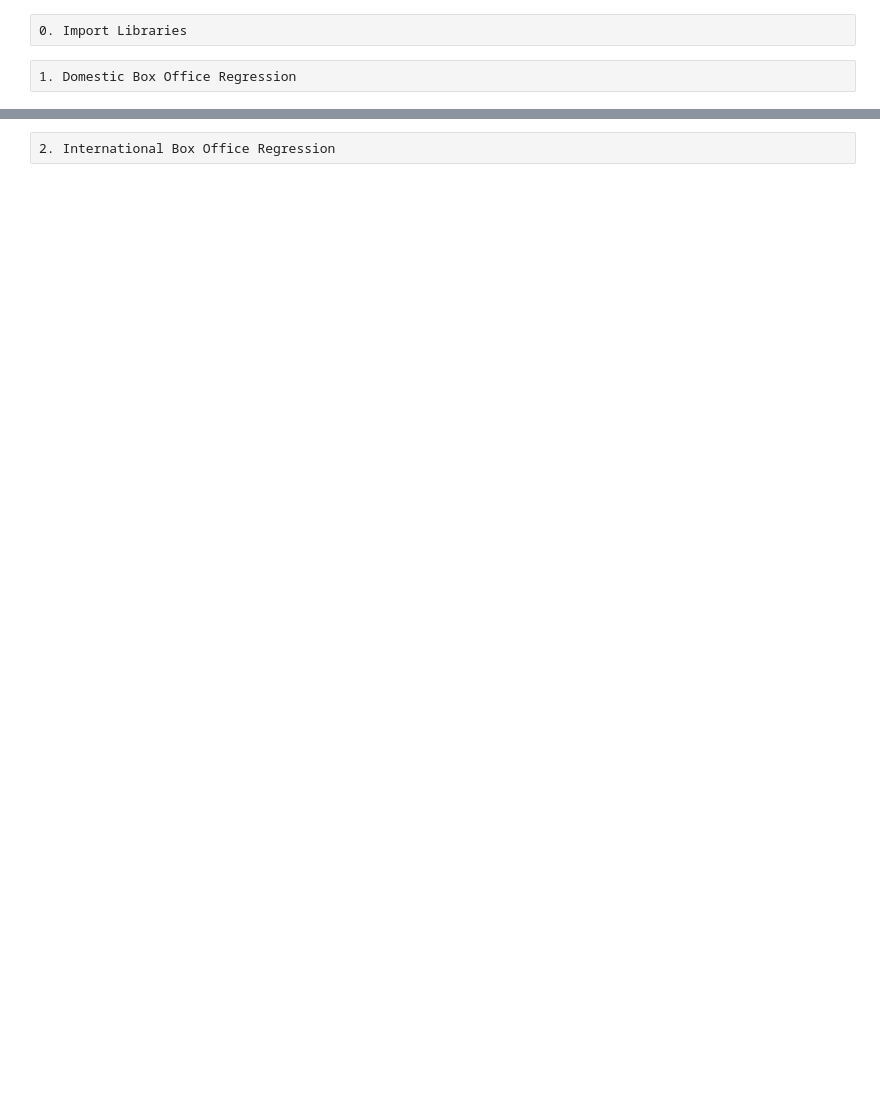
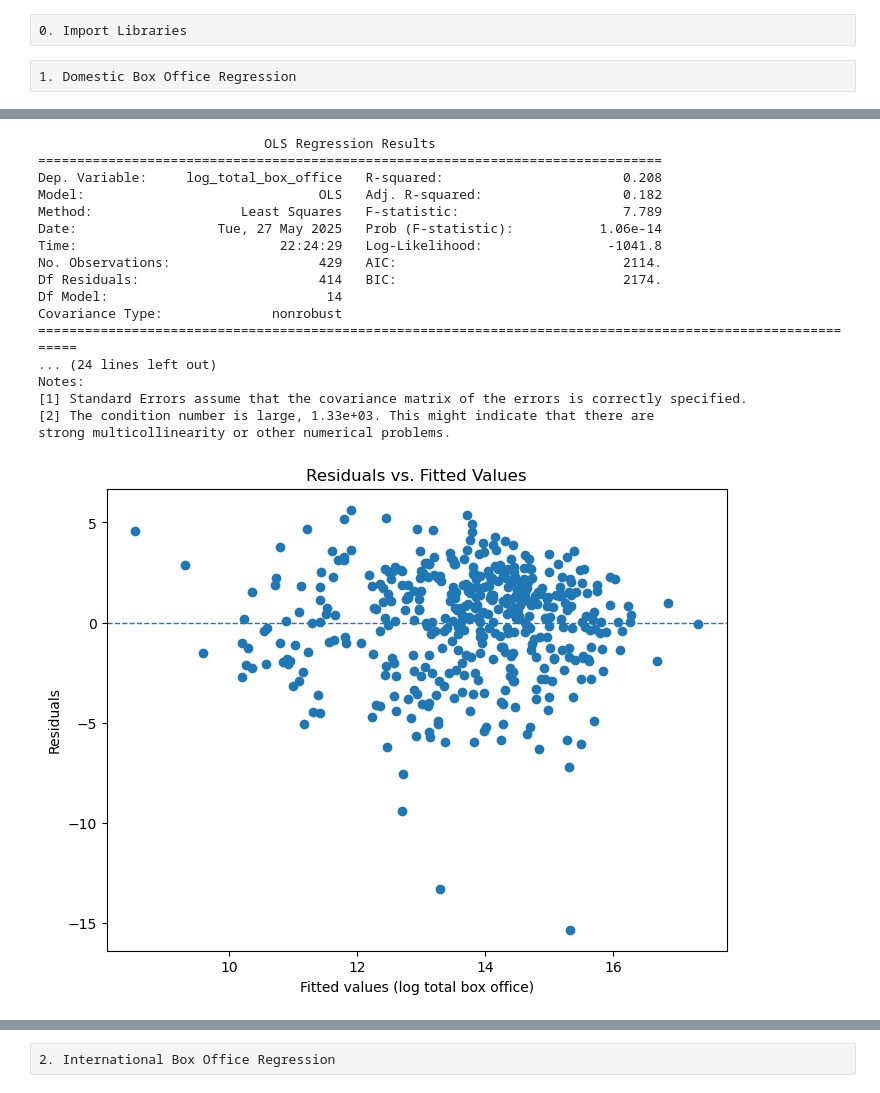
Before and after one commit to Ocean1029/Statistics_Final_Project, a Jupyter notebook: regression_simple.ipynb, the cells around one changed output, grey strips where cells are left out. Cells and saved outputs as stored; diff of their text form; code cells hidden in the pictures; blank space fills up the shorter version.

Commit message:
Regression 模型

```diff
--- a/regression_simple.ipynb
+++ b/regression_simple.ipynb
@@ -62,0 +42,63 @@ strong multicollinearity problems or that the design matrix is singular.
+# %%
+
+
+
+df['log_domestic_box_office'] = np.log1p(df['domestic_box_office'])
+df['log_budget'] = np.log1p(df['production_budget'])
+df['total_box_office'] = df['domestic_box_office'] + df['international_box_office']
+df['log_total_box_office'] = np.log1p(df['total_box_office'])
+df['profit'] = df['domestic_box_office'] - df['production_budget']
+df['log_profit'] = np.log1p(df['profit'])
+df['log10_budget'] = np.log10(df['production_budget'] + 1)
+
+df['log2_budget']  = np.log2(df['production_budget'] + 1)
+df['log2_total_box_office']  = np.log2(df['total_box_office'] + 1)
+df['log2_total_box_office']  = np.log2(df['total_box_office'] + 1)
+df['sqrt1p_budget'] = np.sqrt(df['production_budget'] + 1)
+df['sqrt1p_total_box_office'] = np.sqrt(df['total_box_office'] + 1)
+
+
+
+# Drop rows with missing engineered values
+df = df.dropna(subset=['log_total_box_office', 'log_budget', 'genre','production_year','theatrical_engagements','creative_type', 'running_time'])
+
+# Linear regression formula
+formula = 'log_total_box_office ~ C(genre):log_budget +running_time'
+
+# Fit the model
+model = smf.ols(formula, data=df).fit()
+
+# Print the summary
+print(model.summary())
+
+
+# assuming `model` is your fitted OLS results object
+fitted_vals = model.fittedvalues
+residuals  = model.resid
+
+plt.figure(figsize=(8, 6))
+plt.scatter(fitted_vals, residuals)
+plt.axhline(0, linewidth=1, linestyle='--')  # horizontal zero line
+plt.xlabel('Fitted values (log total box office)')
+plt.ylabel('Residuals')
+plt.title('Residuals vs. Fitted Values')
+plt.show()
+# %% [output]
+                             OLS Regression Results
+================================================================================
+Dep. Variable:     log_total_box_office   R-squared:                       0.208
+Model:                              OLS   Adj. R-squared:                  0.182
+Method:                   Least Squares   F-statistic:                     7.789
+Date:                  Tue, 27 May 2025   Prob (F-statistic):           1.06e-14
+Time:                          22:24:29   Log-Likelihood:                -1041.8
+No. Observations:                   429   AIC:                             2114.
+Df Residuals:                       414   BIC:                             2174.
+Df Model:                            14
+Covariance Type:              nonrobust
+============================================================================================================
+... (24 lines left out)
+Notes:
+[1] Standard Errors assume that the covariance matrix of the errors is correctly specified.
+[2] The condition number is large, 1.33e+03. This might indicate that there are
+strong multicollinearity or other numerical problems.
+[figure, added]
```
Also changed, not shown: parts of 5 cells of this notebook.
